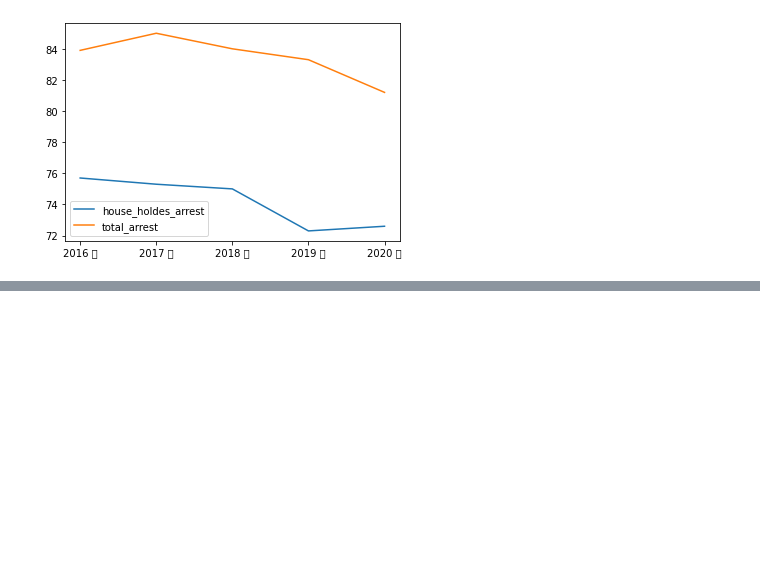
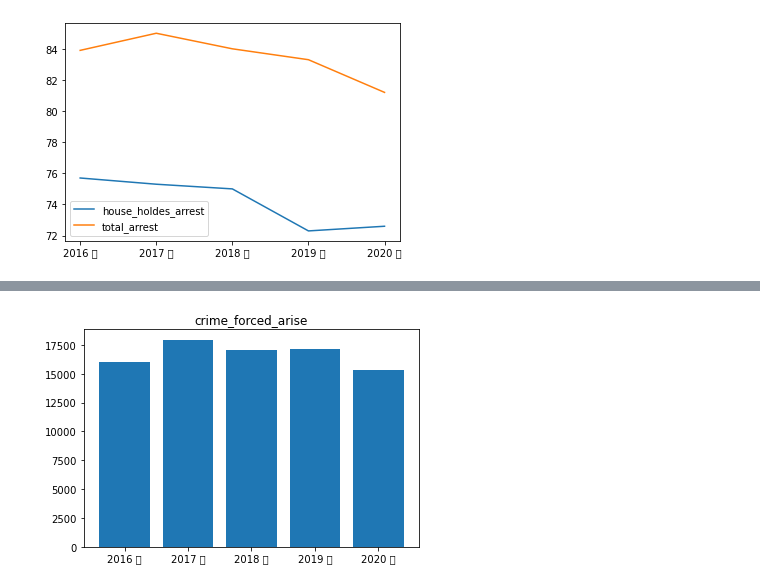
Before and after one commit to dlaghwls1104/ICU, a Jupyter notebook: Crime.ipynb, the cells around one changed output, grey strips where cells are left out. Drawn from its saved outputs; the diff is of its cells as text; code cells hidden in the pictures; blank space fills up the shorter version.

```diff
--- a/Crime.ipynb
+++ b/Crime.ipynb
@@ -128,0 +179,8 @@ No handles with labels found to put in legend.
+# %%
+crime_rape1=crime[crime['죄종별'] == "강제추행"]
+crime_rape1
+crime_rape1_arise = crime_rape1[crime_rape1['항목'] == '발생건수[건]' ]
+crime_rape1_arise=crime_rape1_arise.iloc[:,3:]
+crime_rape1_arise=crime_rape1_arise.transpose()
+crime_rape1_arise[497] = pd.to_numeric(crime_rape1_arise[497])
+crime_rape1_arise
@@ -128,0 +194,16 @@ No handles with labels found to put in legend.
+# %%
+import matplotlib.pyplot as plt
+import numpy as np
+## 데이터
+
+x = np.arange(5)
+years  = crime_rape1_arise.index
+values = crime_rape1_arise[497]
+
+plt.bar(x, values)
+plt.xticks(x, years)
+plt.title("crime_forced_arise")
+
+plt.show()
+# %% [output]
+[figure, added]
```
Also changed, not shown: parts of 4 cells of this notebook, 4 other files.
